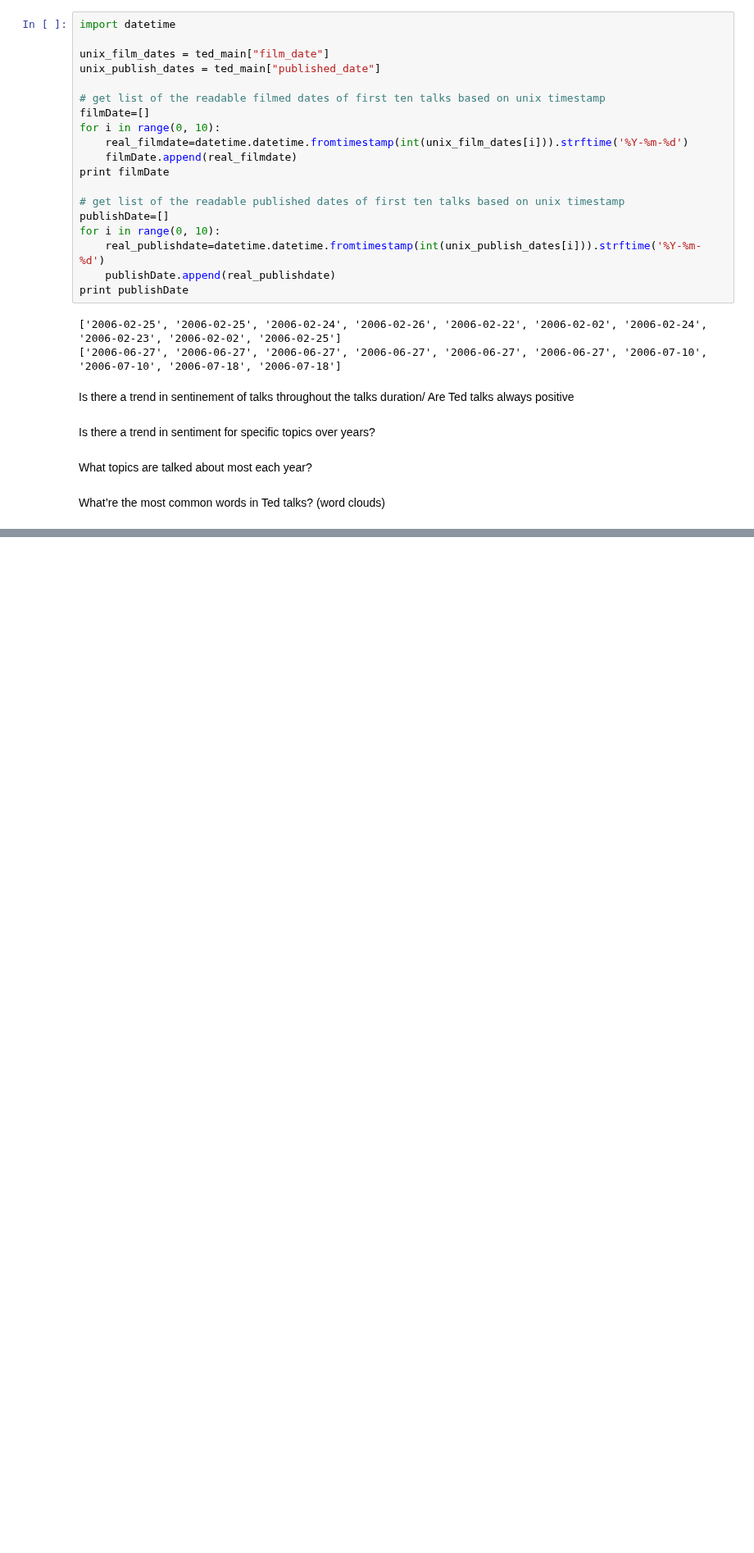
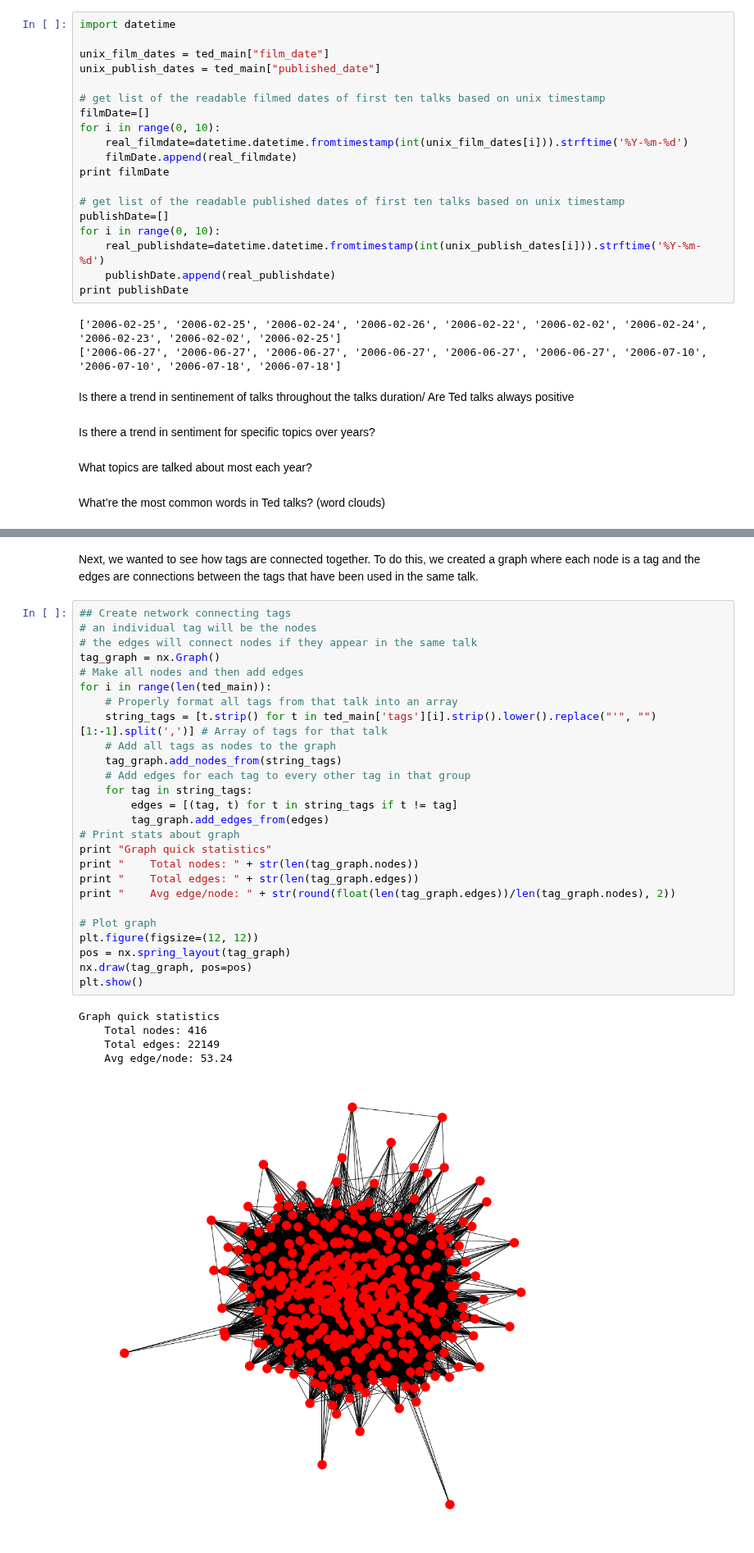
Before and after one commit to jmazanec15/BigDataFinal, a Jupyter notebook: DissectingTed.ipynb, the cells around one changed output, grey strips where cells are left out. Shown at 82% size. Saved outputs shown, nothing was run; the diff lists cells and outputs as text; blank space fills up the shorter version.

```diff
--- a/DissectingTed.ipynb
+++ b/DissectingTed.ipynb
@@ -75,0 +180,34 @@ What tags generate the most views?
+# %% [markdown]
+Next, we wanted to see how tags are connected together. To do this, we created a graph where each node is a tag and the edges are connections between the tags that have been used in the same talk.
+# %%
+## Create network connecting tags
+# an individual tag will be the nodes
+# the edges will connect nodes if they appear in the same talk
+tag_graph = nx.Graph()
+# Make all nodes and then add edges
+for i in range(len(ted_main)):
+    # Properly format all tags from that talk into an array
+    string_tags = [t.strip() for t in ted_main['tags'][i].strip().lower().replace("'", "")[1:-1].split(',')] # Array of tags for that talk
+    # Add all tags as nodes to the graph
+    tag_graph.add_nodes_from(string_tags)
+    # Add edges for each tag to every other tag in that group
+    for tag in string_tags:
+        edges = [(tag, t) for t in string_tags if t != tag]
+        tag_graph.add_edges_from(edges)
+# Print stats about graph
+print "Graph quick statistics"
+print "    Total nodes: " + str(len(tag_graph.nodes))
+print "    Total edges: " + str(len(tag_graph.edges))
+print "    Avg edge/node: " + str(round(float(len(tag_graph.edges))/len(tag_graph.nodes), 2))
+
+# Plot graph
+plt.figure(figsize=(12, 12))
+pos = nx.spring_layout(tag_graph)
+nx.draw(tag_graph, pos=pos)
+plt.show()
+# %% [output]
+Graph quick statistics
+    Total nodes: 416
+    Total edges: 22149
+    Avg edge/node: 53.24
+[figure, added]
```
Also changed, not shown: parts of 24 cells of this notebook.
